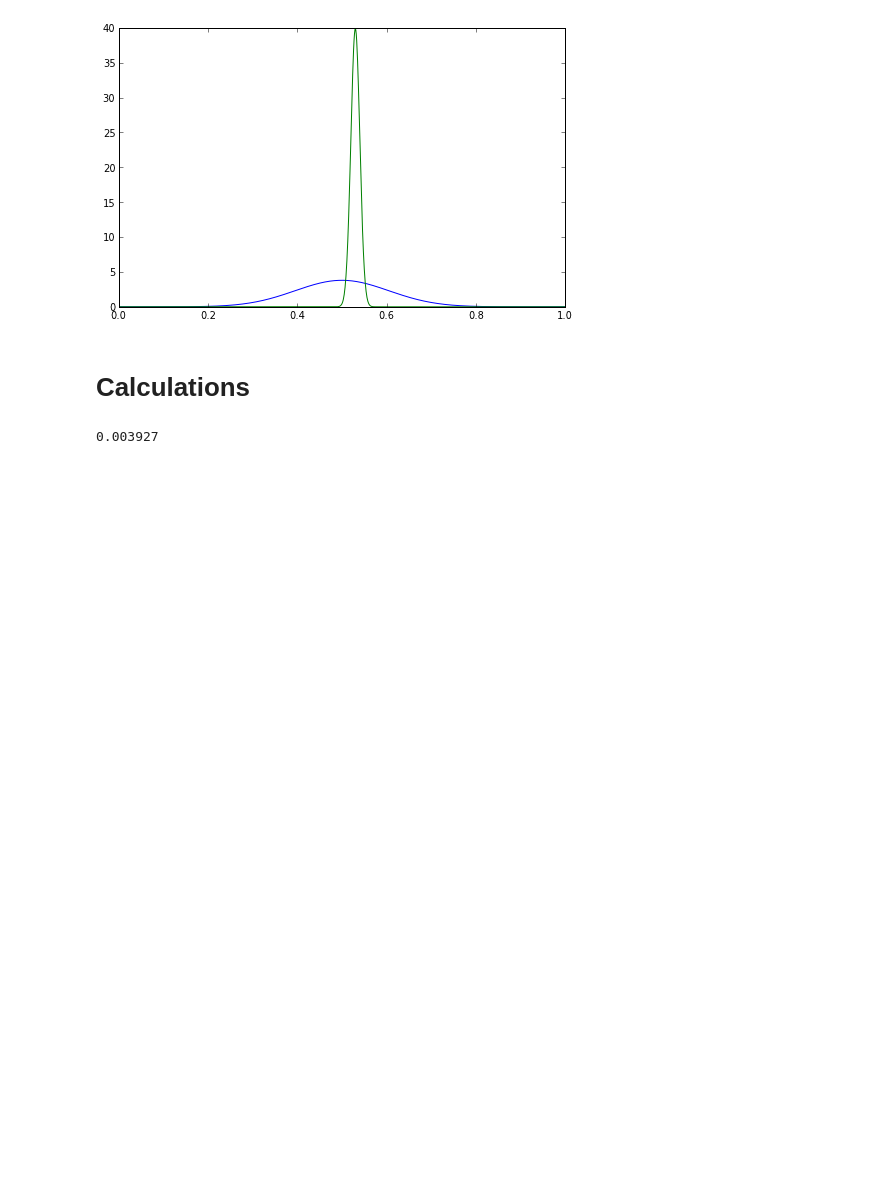
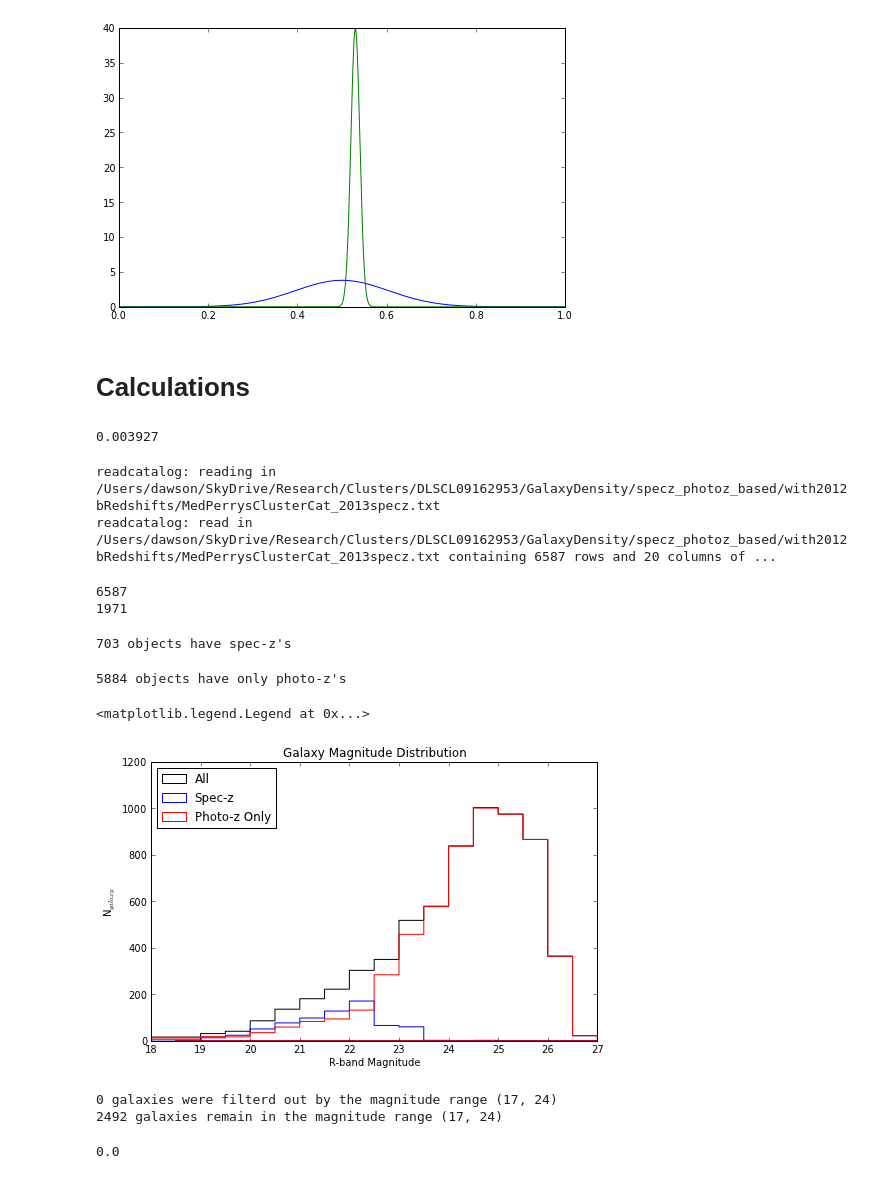
Before and after one commit to wadawson/dissertation, a Jupyter notebook: Chapter4/GalaxyCentroidUncertainty.ipynb, the cells around one changed output. Saved outputs shown, nothing was run; the diff lists cells and outputs as text; code cells hidden in the pictures; blank space fills up the shorter version.

Commit message:
reached a good stopping point on the GalaxyCentroidUncertainty notebook
rather than rewrite existing code I think that I will modify the CAT_v12_specmod
program in the interest of time.

```diff
--- a/Chapter4/GalaxyCentroidUncertainty.ipynb
+++ b/Chapter4/GalaxyCentroidUncertainty.ipynb
@@ -46,9 +47,20 @@ Given that the typical cluster redshift range is the size of a p(z) photo-z bin
 # %% [markdown]
 #User Input
 # %%
+# Catalog
+catalog = '/Users/dawson/SkyDrive/Research/Clusters/DLSCL09162953/GalaxyDensity/specz_photoz_based/with2012bRedshifts/MedPerrysClusterCat_2013specz.txt'
+
 # cluster redshift
 z_cluster = 0.53
 # cluster velocity dispersion
 vdisp_cluster = 770 #km/s
 # photometric redshift uncertainty factor sigma_zphot = s(1+z)
 s = 0.07
+# Number of bootstrap samples to generate
+N_boot = 10000
+# Iterative centroid parameters
+r_step = 1 # arcsec = ~6 kpc @ z=0.53
+r_stop = 31 #arcsec = ~200 kpc @ z=0.53
+
+# magnitude range
+magrange = (17,24)
@@ -124,3 +149,18 @@ print sigma_cluster
 0.003927
 # %%
 # read in the catalog
+cat = tools.readcatalog(catalog)
+key = tools.readheader(catalog)
+# %% [output]
+readcatalog: reading in /Users/dawson/SkyDrive/Research/Clusters/DLSCL09162953/GalaxyDensity/specz_photoz_based/with2012bRedshifts/MedPerrysClusterCat_2013specz.txt
+readcatalog: read in /Users/dawson/SkyDrive/Research/Clusters/DLSCL09162953/GalaxyDensity/specz_photoz_based/with2012bRedshifts/MedPerrysClusterCat_2013specz.txt containing 6587 rows and 20 columns of ...
+# %%
+print numpy.shape(cat)[0]
+ra = cat[:,key['alpha']]
+mask_ra = numpy.logical_and(ra>=rarange[0],ra<=rarange[1])
+dec = cat[:,key['delta']]
+mask_dec = numpy.logical_and(dec>=decrange[0],dec<=decrange[1])
+print numpy.sum(mask_dec*mask_ra)
+# %% [output]
+6587
+1971
@@ -126,0 +173,35 @@ print sigma_cluster
+# %%
+# determine which objects have spec-z's
+mask_specz = cat[:,key['z_spec']] != -99
+print "{0} objects have spec-z's".format(numpy.sum(mask_specz))
+# %% [output]
+703 objects have spec-z's
+# %%
+# determine which objects have just photo-z's
+mask_photoz = ~mask_specz
+print "{0} objects have only photo-z's".format(numpy.sum(mask_photoz))
+# %% [output]
+5884 objects have only photo-z's
+# %%
+# plot the magnitude distribution of each data set
+fig = figure()
+hist(cat[:,key['R']],bins=(numpy.arange(18,27.5,0.5)),color='k',histtype='step',label='All')
+hist(cat[mask_specz,key['R']],bins=(numpy.arange(18,27.5,0.5)),color='b',histtype='step',label='Spec-z')
+hist(cat[mask_photoz,key['R']],bins=(numpy.arange(18,27.5,0.5)),color='r',histtype='step',label='Photo-z Only')
+title('Galaxy Magnitude Distribution')
+ylabel('N$_{galaxy}$')
+xlabel('R-band Magnitude')
+legend(loc='upper left')
+# %% [output]
+<matplotlib.legend.Legend at 0x...>
+[figure, added]
+# %%
+# filter the catalog by the magrange
+mask_mag = numpy.logical_and(cat[:,key['R']]>=magrange[0],cat[:,key['R']]<=magrange[1])
+cat = cat[mask_mag,:]
+print "{0} galaxies were filterd out by the magnitude range {1}".format(numpy.sum(~mask_mag),magrange)
+print "{0} galaxies remain in the magnitude range {1}".format(numpy.sum(mask_mag),magrange)
+N_cat = numpy.shape(cat)[0]
+# %% [output]
+0 galaxies were filterd out by the magnitude range (17, 24)
+2492 galaxies remain in the magnitude range (17, 24)
@@ -126,0 +219,4 @@ print sigma_cluster
+# %%
+numpy.min(weight)
+# %% [output]
+0.0
```
Also changed, not shown: parts of 17 cells of this notebook.
